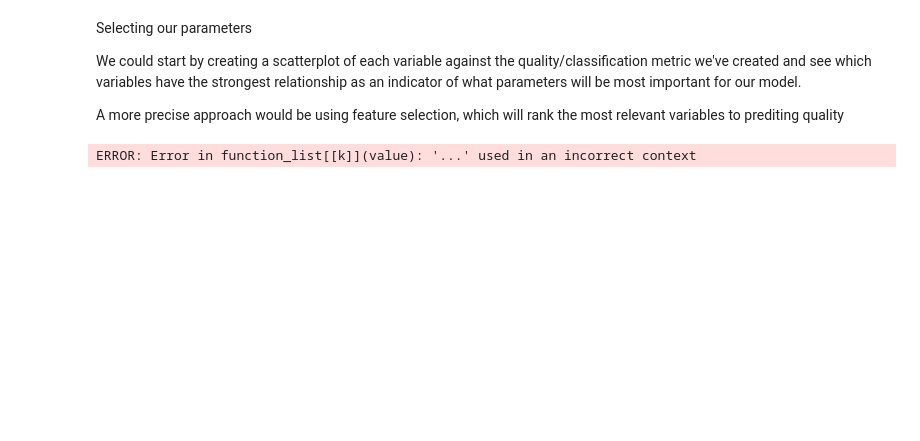
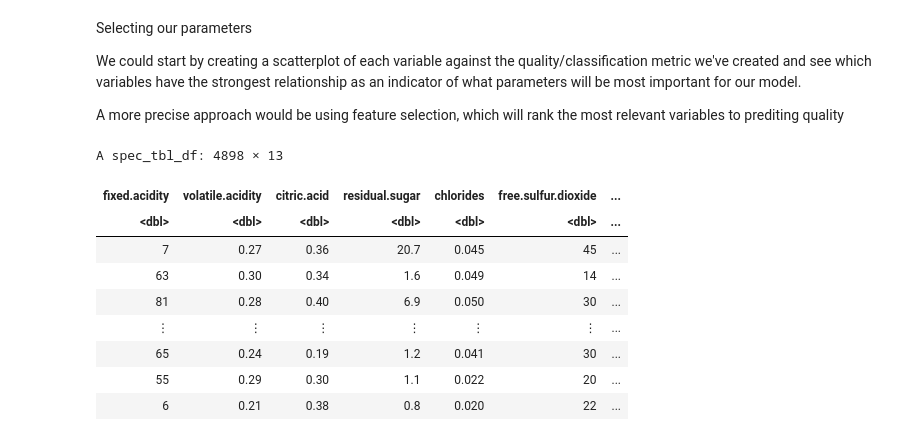
Before and after one commit to toluam/ds_group12_project, a Jupyter notebook: wine_notebook.ipynb, the cells around one changed output. Cells and saved outputs as stored; diff of their text form; code cells hidden in the pictures; blank space fills up the shorter version.

```diff
--- a/wine_notebook.ipynb
+++ b/wine_notebook.ipynb
@@ -93,40 +44,37 @@ We could start by creating a scatterplot of each variable against the quality/cl
 A more precise approach would be using feature selection, which will rank the most relevant variables to prediting quality
 # %%
 ## Data Cleaning ##
-colnames(red_wine) <- make.names(colnames(red_wine))
-
 colnames(white_wine) <- make.names(colnames(white_wine))
-
-red_wine$chlorides <- as.numeric(as.character(red_wine$chlorides))
-red_wine$volatile.acidity <- as.numeric(as.character(red_wine$volatile.acidity))
-red_wine$citric.acid <- as.numeric(as.character(red_wine$citric.acid))
-red_wine$densiy <- as.numeric(as.character(red_wine$density))
-red_wine$sulphates <- as.numeric(as.character(red_wine$sulphates))
 
 white_wine$chlorides <- as.numeric(as.character(white_wine$chlorides))
 white_wine$volatile.acidity <- as.numeric(as.character(white_wine$volatile.acidity))
 white_wine$citric.acid <- as.numeric(as.character(white_wine$citric.acid))
 white_wine$residual.sugar <- as.numeric(as.character(white_wine$residual.sugar))
 white_wine$density <- as.numeric(as.character(white_wine$density))
 white_wine$sulphates <- as.numeric(as.character(white_wine$sulphates))
 
 # # Extracting the columns we want
 # redwine <- red_wine %>%
 # select(..., ..., ..., quality)
 
 # whitewine <- white_wine %>%
 # select(..., ..., ..., quality)
 
 # # Making the quality binary
-# white_wine_binary <- whitewine %>%
-#     mutate(binary_quality = if_else(quality < 6, 0, 1))
+white_wine_binary <- white_wine %>%
+    mutate(binary_quality = if_else(quality < 6, 0, 1))
 
-# red_wine_binary <- redwine %>%
-#     mutate(binary_quality = if_else(quality < 6, 0, 1))
-
-# white_wine_binary
-# red_wine_binary
+white_wine_binary
 # %% [output]
-ERROR: Error in function_list[[k]](value): '...' used in an incorrect context
+A spec_tbl_df: 4898 × 13
+| fixed.acidity | volatile.acidity | citric.acid | residual.sugar | chlorides | free.sulfur.dioxide | ... |
+| <dbl> | <dbl> | <dbl> | <dbl> | <dbl> | <dbl> | ... |
+| 7 | 0.27 | 0.36 | 20.7 | 0.045 | 45 | ... |
+| 63 | 0.30 | 0.34 | 1.6 | 0.049 | 14 | ... |
+| 81 | 0.28 | 0.40 | 6.9 | 0.050 | 30 | ... |
+| ⋮ | ⋮ | ⋮ | ⋮ | ⋮ | ⋮ | ... |
+| 65 | 0.24 | 0.19 | 1.2 | 0.041 | 30 | ... |
+| 55 | 0.29 | 0.30 | 1.1 | 0.022 | 20 | ... |
+| 6 | 0.21 | 0.38 | 0.8 | 0.020 | 22 | ... |
 # %%
 # splitting data into training and testing
```
Also changed, not shown: parts of 5 cells of this notebook.
